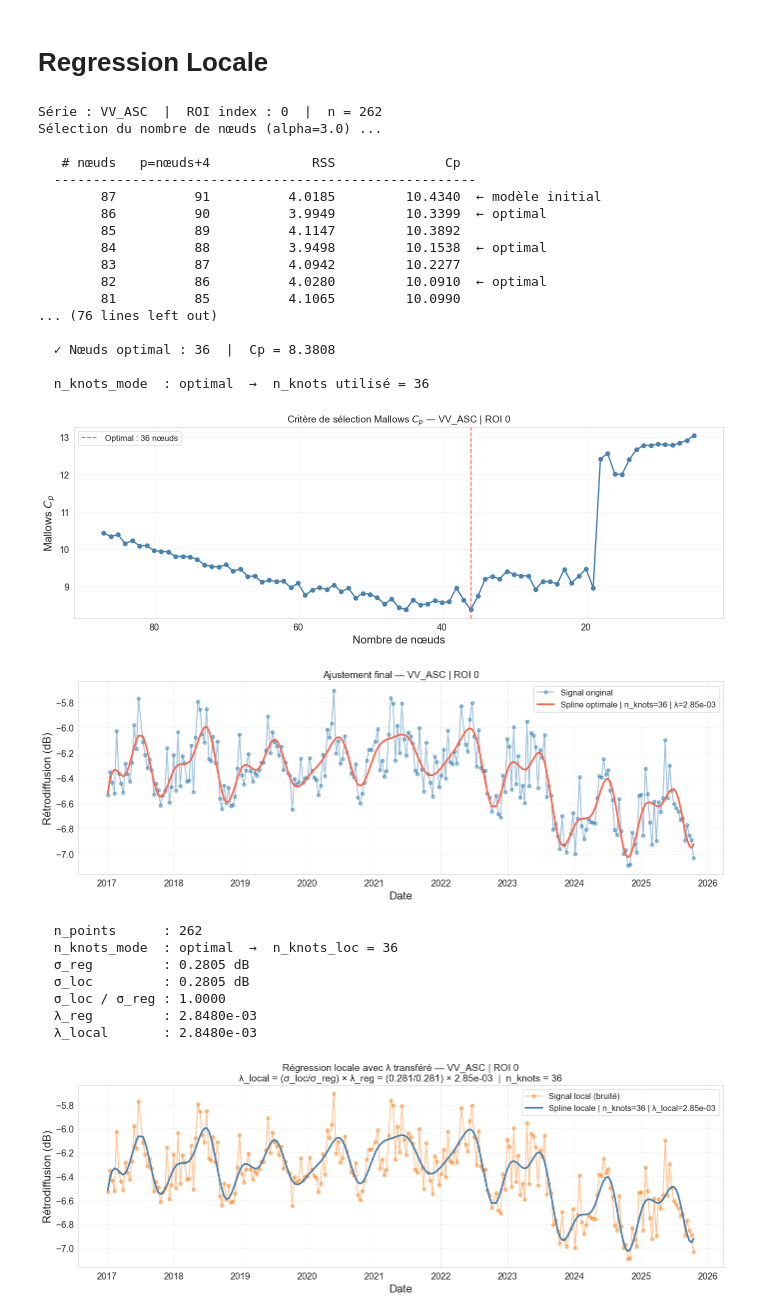
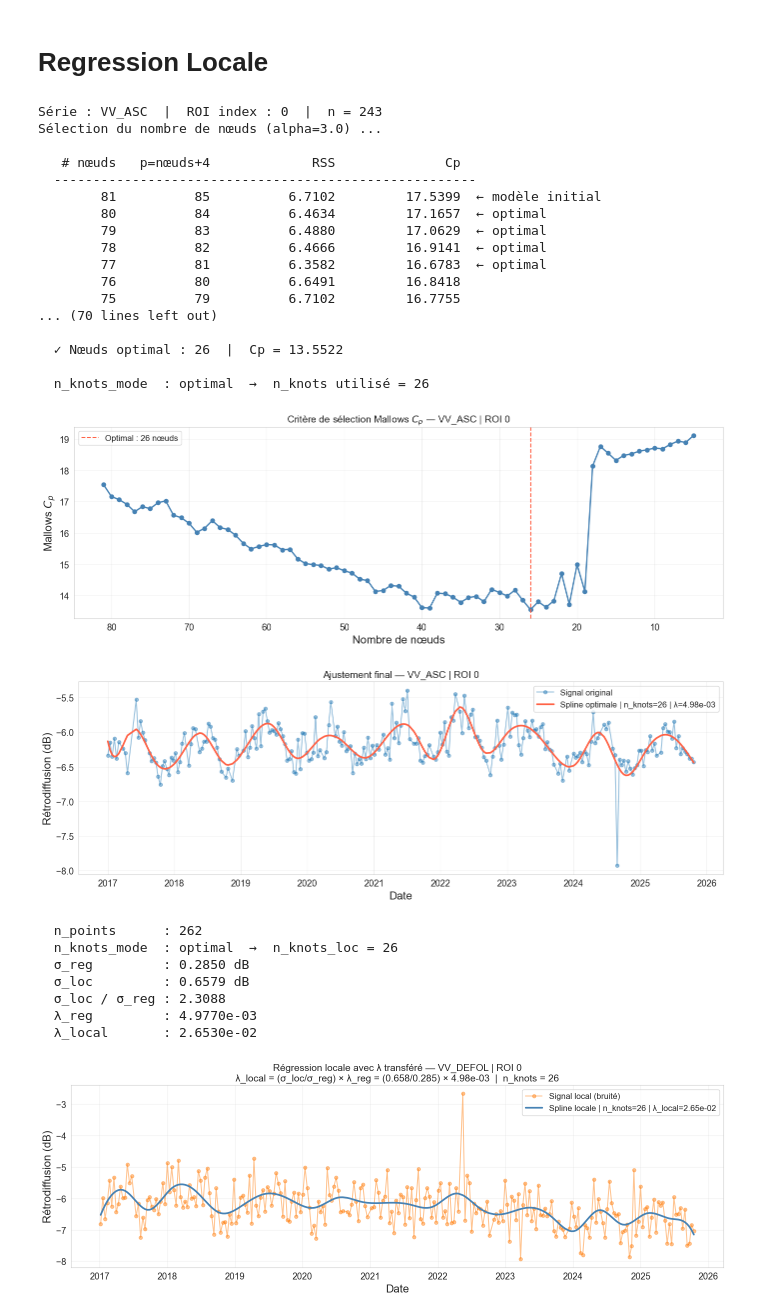
Before and after one commit to clairesn23/readingseminar, a Jupyter notebook: splines.ipynb, the cells around one changed output. Cells and saved outputs as stored; diff of their text form; code cells hidden in the pictures.

Commit message:
version lambda verifiée

```diff
--- a/splines.ipynb
+++ b/splines.ipynb
@@ -732,17 +732,24 @@ plot_superpose_annees(value, date, "VV_ASC")
 # %%
 # la série temporelle choisie
 series_to_plot   = "VV_ASC"
+series_to_plot_loc= "VV_DEFOL"
 roi_index_local  = 0
 
 # Choix de la Série Régionale
-value_paracou, date_source = prepadataframe(1, 1)
-value_trinit_1, value_trinit_2, date_source = prepadataframe(0, 0) # version Trinité
-value_source = value_trinit_1
+
+value_paracou, date_source_paracou = prepadataframe(1, 1) # version Paracou
+
+value_trinit_1, value_trinit_2, date_source_trinit = prepadataframe(0, 1) # version Trinité
+value_source = value_paracou
+date_source = date_source_paracou
 
 # Choix de la Série Locale
-value_paracou_loc, date_source_loc = prepadataframe(1, 0) # version Paracou
-value_trinit_loc_1, value_trinit_loc_2, date_source_loc = prepadataframe(0, 0) # version Trinité
+
+value_paracou_loc, date_source_loc_paracou = prepadataframe(1, 0) # version Paracou
+
+value_trinit_loc_1, value_trinit_loc_2, date_source_loc_trinit = prepadataframe(0, 0) # version Trinité
 value_source_loc = value_trinit_loc_1
+date_source_loc = date_source_loc_trinit
 
 # "optimal" → sélection automatique par Mallows Cp ou le nombre de points de la série temporelle
 n_knots_mode   = "optimal"        # "optimal" | entier
@@ -830,30 +837,30 @@ plt.grid(True, alpha=0.3)
 plt.tight_layout()
 plt.show()
 # %% [output]
-Série : VV_ASC  |  ROI index : 0  |  n = 262
+Série : VV_ASC  |  ROI index : 0  |  n = 243
 Sélection du nombre de nœuds (alpha=3.0) ...
 
    # nœuds   p=nœuds+4             RSS              Cp
   ------------------------------------------------------
-        87          91          4.0185         10.4340  ← modèle initial
-        86          90          3.9949         10.3399  ← optimal
-        85          89          4.1147         10.3892
-        84          88          3.9498         10.1538  ← optimal
-        83          87          4.0942         10.2277
-        82          86          4.0280         10.0910  ← optimal
-        81          85          4.1065         10.0990
-... (76 lines left out)
+        81          85          6.7102         17.5399  ← modèle initial
+        80          84          6.4634         17.1657  ← optimal
+        79          83          6.4880         17.0629  ← optimal
+        78          82          6.4666         16.9141  ← optimal
+        77          81          6.3582         16.6783  ← optimal
+        76          80          6.6491         16.8418
+        75          79          6.7102         16.7755
+... (70 lines left out)
 
-  ✓ Nœuds optimal : 36  |  Cp = 8.3808
+  ✓ Nœuds optimal : 26  |  Cp = 13.5522
 
-  n_knots_mode  : optimal  →  n_knots utilisé = 36
+  n_knots_mode  : optimal  →  n_knots utilisé = 26
-[figure, old version]
+[figure, new version]
-[figure, old version]
+[figure, new version]
 # %%
-
 # ════════════════════════════════════════════════════════════
 #  PRÉPARATION DES DONNÉES LOCALES
 # ════════════════════════════════════════════════════════════
+series_to_plot=series_to_plot_loc
 
 dates_loc        = pd.to_datetime(date_source_loc[series_to_plot])
 values_array_loc = value_source_loc[series_to_plot]
@@ -880,7 +887,7 @@ print(f"  n_knots_mode  : {n_knots_mode}  →  n_knots_loc = {n_knots_loc}")
 
 std_reg = np.std(values)
 std_loc = np.std(values_loc)
-lam_loc = (std_loc / std_reg) * lam_opt
+lam_loc = (std_loc / std_reg)**(2) * lam_opt
 
 print(f"  σ_reg         : {std_reg:.4f} dB")
 print(f"  σ_loc         : {std_loc:.4f} dB")
@@ -889,37 +896,37 @@ print(f"  λ_reg         : {lam_opt:.4e}")
 print(f"  λ_local       : {lam_loc:.4e}")
 
 # ════════════════════════════════════════════════════════════
 #  AJUSTEMENT LOCAL
 # ════════════════════════════════════════════════════════════
 
 t_loc        = np.array([(d - dates_loc[0]).days for d in dates_loc], dtype=float)
 B_loc        = build_bspline_basis(t_loc, n_knots_loc)
 _, Y_hat_loc = penalized_spline_fit(B_loc, values_loc, lam_loc)
 
 # ════════════════════════════════════════════════════════════
 #  VISUALISATION
 # ════════════════════════════════════════════════════════════
 
 plt.figure(figsize=(14, 5))
 plt.plot(dates_loc, values_loc, '-o', color='tab:orange', alpha=0.45,
          linewidth=1.5, markersize=5, label="Signal local (bruité)")
 plt.plot(dates_loc, Y_hat_loc, color='steelblue', linewidth=2.5,
          label=f"Spline locale | n_knots={n_knots_loc} | λ_local={lam_loc:.2e}")
 plt.xlabel("Date")
 plt.ylabel("Rétrodiffusion (dB)")
 plt.title(f"Régression locale avec λ transféré — {series_to_plot} | ROI {roi_idx_loc}\n"
           f"λ_local = (σ_loc/σ_reg) × λ_reg = ({std_loc:.3f}/{std_reg:.3f}) × {lam_opt:.2e}"
           f"  |  n_knots = {n_knots_loc}")
 plt.legend()
 plt.grid(True, alpha=0.3)
 plt.tight_layout()
 plt.show()
 # %% [output]
   n_points      : 262
-  n_knots_mode  : optimal  →  n_knots_loc = 36
-  σ_reg         : 0.2805 dB
-  σ_loc         : 0.2805 dB
-  σ_loc / σ_reg : 1.0000
-  λ_reg         : 2.8480e-03
-  λ_local       : 2.8480e-03
+  n_knots_mode  : optimal  →  n_knots_loc = 26
+  σ_reg         : 0.2850 dB
+  σ_loc         : 0.6579 dB
+  σ_loc / σ_reg : 2.3088
+  λ_reg         : 4.9770e-03
+  λ_local       : 2.6530e-02
-[figure, old version]
+[figure, new version]
```
